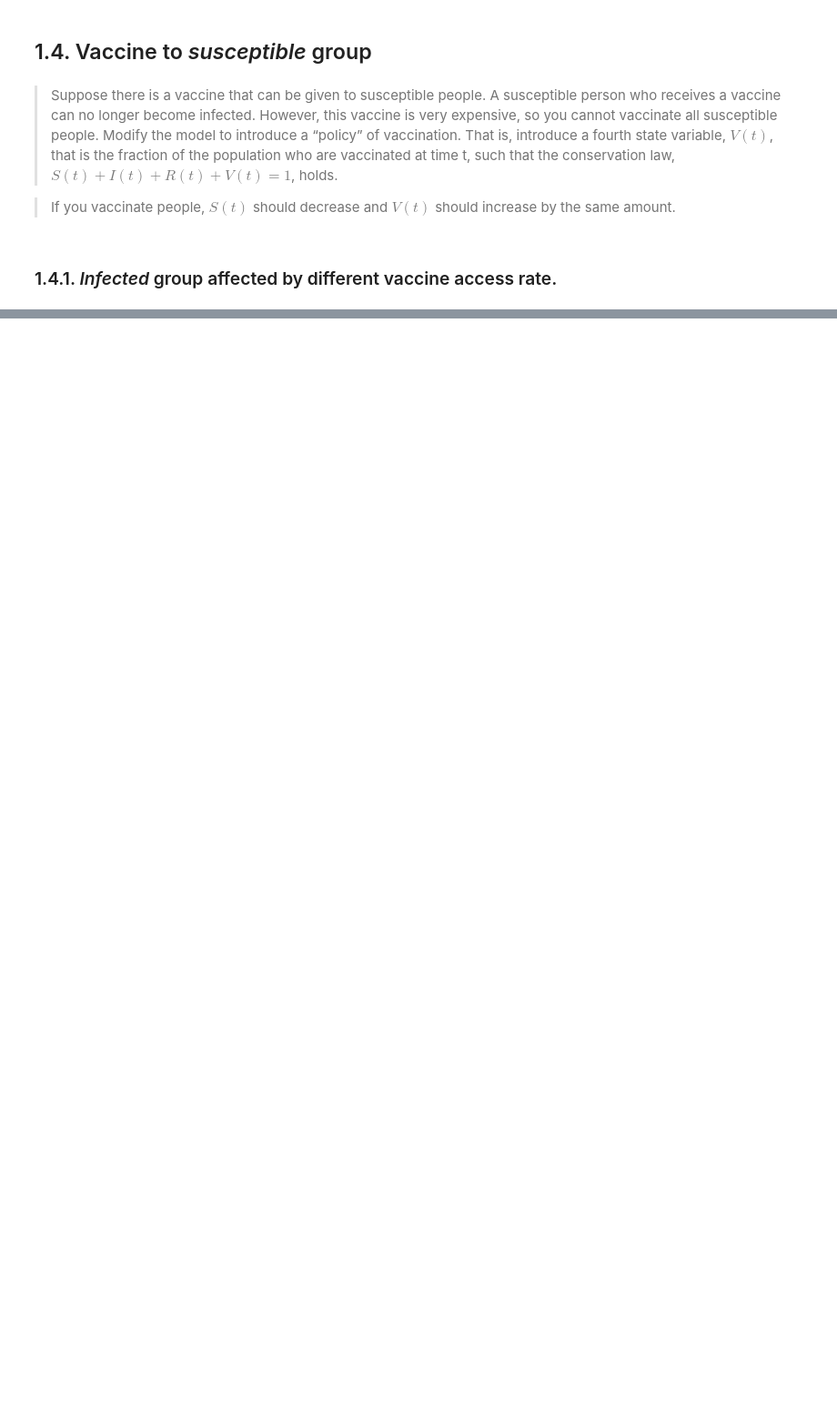
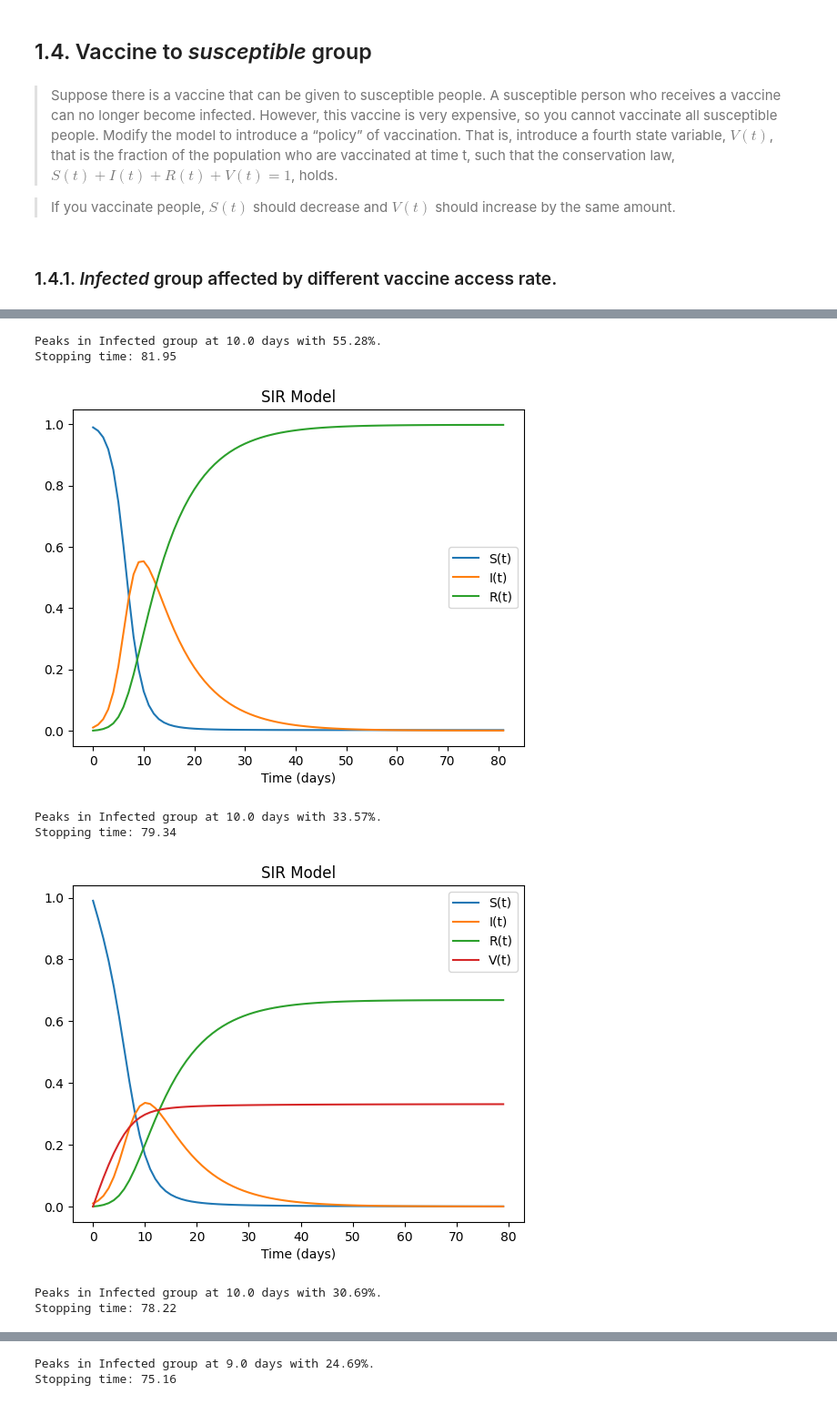
Before and after one commit to lsh4205/Infectious_Disease_Sim, a Jupyter notebook: Infectious_Disease_Simulation.ipynb, the cells around one changed output, grey strips where cells are left out. Shown at 91% size. Drawn from its saved outputs; the diff is of its cells as text; code cells hidden in the pictures; blank space fills up the shorter version.

```diff
--- a/Infectious_Disease_Simulation.ipynb
+++ b/Infectious_Disease_Simulation.ipynb
@@ -120,0 +290,23 @@ Modify the model to introduce a “policy” of vaccination. That is, introduce
+# %%
+sir_plot(0.8, 8)
+# 1. Have fixed rates of vaccine access rate
+sir_vac_plot(0.8, 8, 0.05)
+
+# 2. Government supports when Infected group
+# exceeds 10% of population
+# and boosts 1.5 times of vaccine access rate.
+sir_vac_plot2(0.8, 8, 0.05, 1.5, 0.1)
+
+# 2. Government supports when Infected group
+# exceeds 10% of population
+# and boosts 3 times of vaccine access rate.
+sir_vac_plot2(0.8, 8, 0.05, 3, 0.1)
+# %% [output]
+Peaks in Infected group at 10.0 days with 55.28%.
+Stopping time: 81.95
+[figure, added]
+Peaks in Infected group at 10.0 days with 33.57%.
+Stopping time: 79.34
+[figure, added]
+Peaks in Infected group at 10.0 days with 30.69%.
+Stopping time: 78.22
@@ -120,0 +314,2 @@ Modify the model to introduce a “policy” of vaccination. That is, introduce
+Peaks in Infected group at 9.0 days with 24.69%.
+Stopping time: 75.16
```
Also changed, not shown: parts of 20 cells of this notebook.
